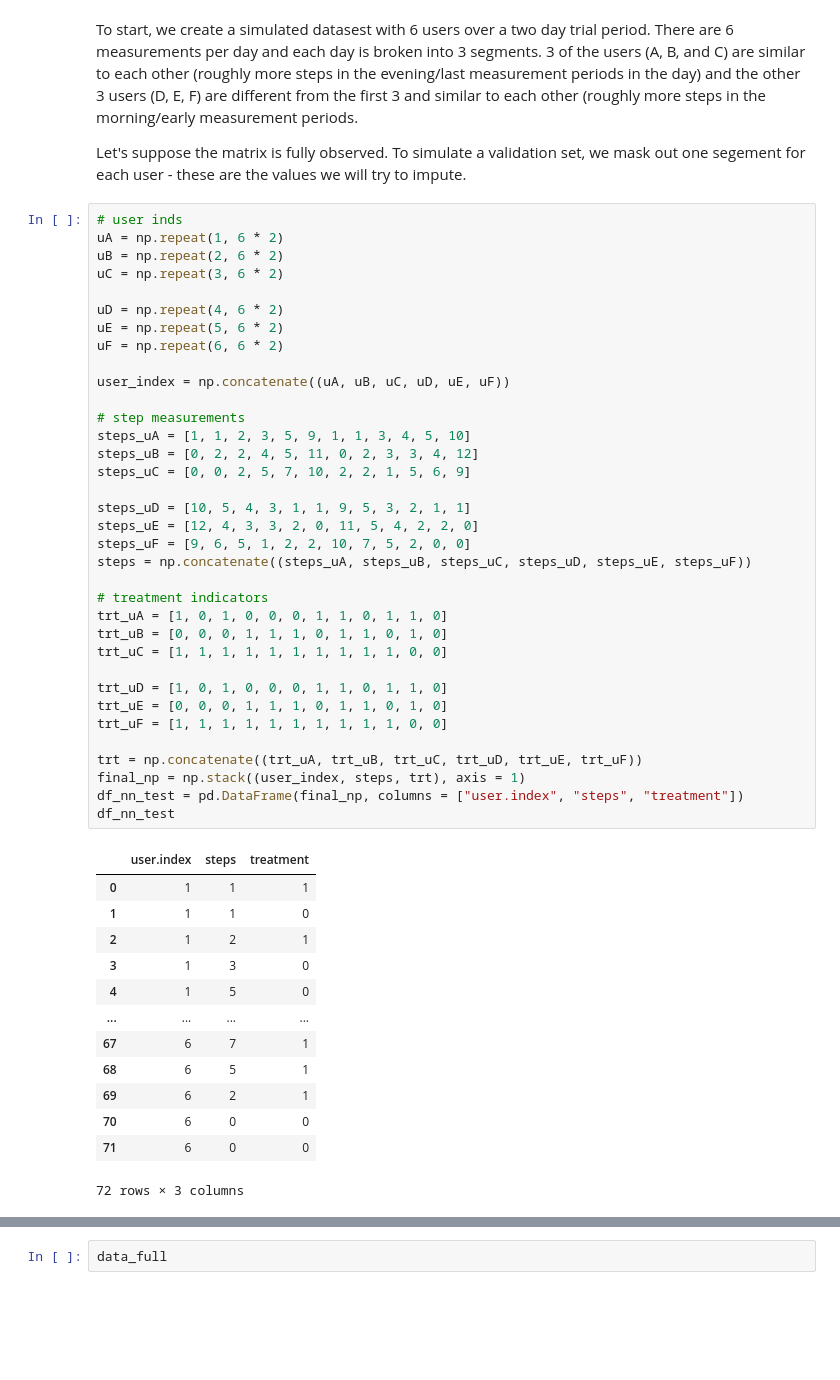
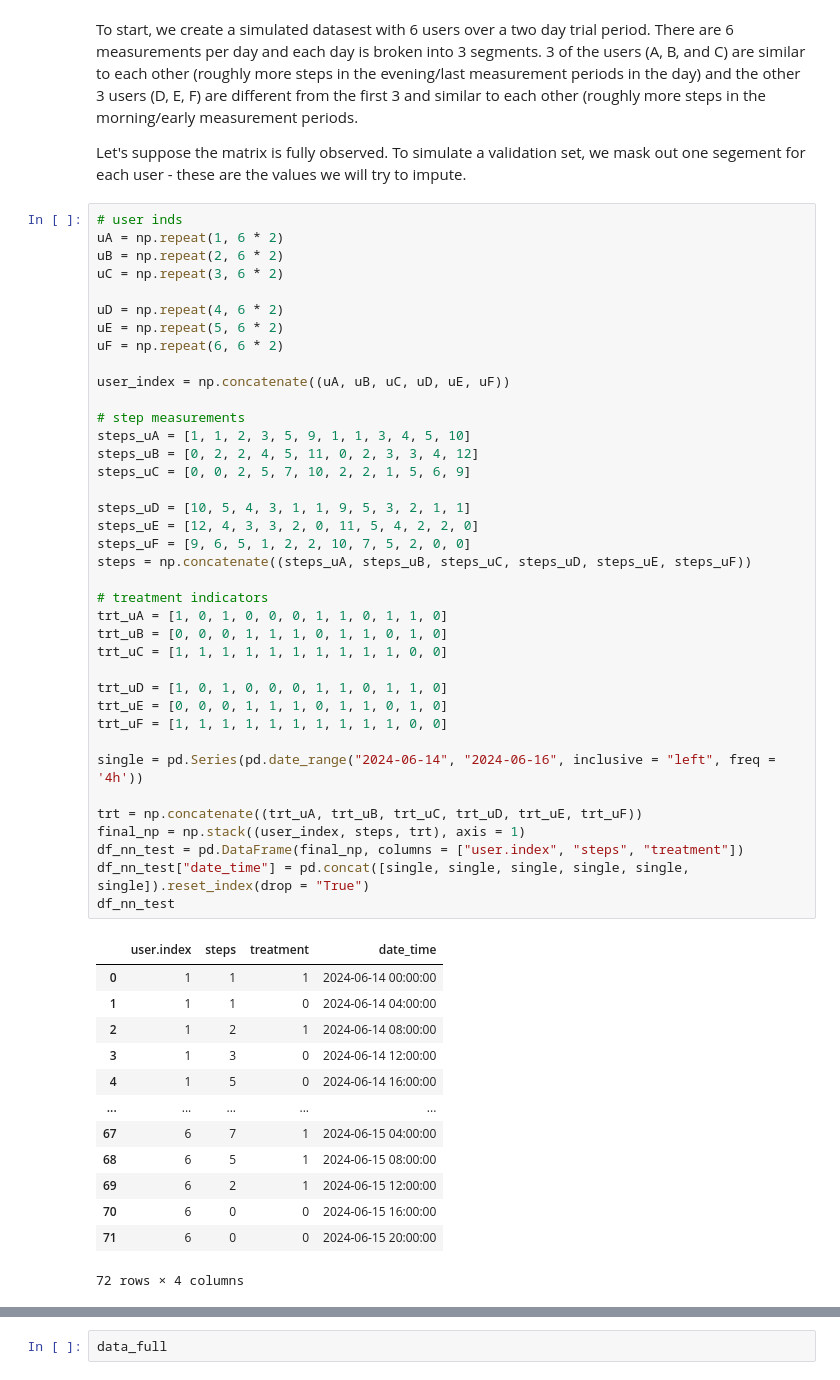
Before and after one commit to calebchin/Heartsteps-DNN, a Jupyter notebook: distributionalnn_heartsteps.ipynb, the cells around one changed output, grey strips where cells are left out. Drawn from its saved outputs; the diff is of its cells as text; blank space fills up the shorter version.

```diff
--- a/distributionalnn_heartsteps.ipynb
+++ b/distributionalnn_heartsteps.ipynb
@@ -646,44 +731,47 @@ uC = np.repeat(3, 6 * 2)
 uD = np.repeat(4, 6 * 2)
 uE = np.repeat(5, 6 * 2)
 uF = np.repeat(6, 6 * 2)
 
 user_index = np.concatenate((uA, uB, uC, uD, uE, uF))
 
 # step measurements
 steps_uA = [1, 1, 2, 3, 5, 9, 1, 1, 3, 4, 5, 10]
 steps_uB = [0, 2, 2, 4, 5, 11, 0, 2, 3, 3, 4, 12]
 steps_uC = [0, 0, 2, 5, 7, 10, 2, 2, 1, 5, 6, 9]
 
 steps_uD = [10, 5, 4, 3, 1, 1, 9, 5, 3, 2, 1, 1]
 steps_uE = [12, 4, 3, 3, 2, 0, 11, 5, 4, 2, 2, 0]
 steps_uF = [9, 6, 5, 1, 2, 2, 10, 7, 5, 2, 0, 0]
 steps = np.concatenate((steps_uA, steps_uB, steps_uC, steps_uD, steps_uE, steps_uF))
 
 # treatment indicators
 trt_uA = [1, 0, 1, 0, 0, 0, 1, 1, 0, 1, 1, 0]
 trt_uB = [0, 0, 0, 1, 1, 1, 0, 1, 1, 0, 1, 0]
 trt_uC = [1, 1, 1, 1, 1, 1, 1, 1, 1, 1, 0, 0]
 
 trt_uD = [1, 0, 1, 0, 0, 0, 1, 1, 0, 1, 1, 0]
 trt_uE = [0, 0, 0, 1, 1, 1, 0, 1, 1, 0, 1, 0]
 trt_uF = [1, 1, 1, 1, 1, 1, 1, 1, 1, 1, 0, 0]
 
+single = pd.Series(pd.date_range("2024-06-14", "2024-06-16", inclusive = "left", freq = '4h'))
+
 trt = np.concatenate((trt_uA, trt_uB, trt_uC, trt_uD, trt_uE, trt_uF))
 final_np = np.stack((user_index, steps, trt), axis = 1)
 df_nn_test = pd.DataFrame(final_np, columns = ["user.index", "steps", "treatment"])
+df_nn_test["date_time"] = pd.concat([single, single, single, single, single, single]).reset_index(drop = "True")
 df_nn_test
 # %% [output]
-|  | user.index | steps | treatment |
-| 0 | 1 | 1 | 1 |
-| 1 | 1 | 1 | 0 |
-| 2 | 1 | 2 | 1 |
-| 3 | 1 | 3 | 0 |
-| 4 | 1 | 5 | 0 |
-| ... | ... | ... | ... |
-| 67 | 6 | 7 | 1 |
-| 68 | 6 | 5 | 1 |
-| 69 | 6 | 2 | 1 |
-| 70 | 6 | 0 | 0 |
-| 71 | 6 | 0 | 0 |
+|  | user.index | steps | treatment | date_time |
+| 0 | 1 | 1 | 1 | 2024-06-14 00:00:00 |
+| 1 | 1 | 1 | 0 | 2024-06-14 04:00:00 |
+| 2 | 1 | 2 | 1 | 2024-06-14 08:00:00 |
+| 3 | 1 | 3 | 0 | 2024-06-14 12:00:00 |
+| 4 | 1 | 5 | 0 | 2024-06-14 16:00:00 |
+| ... | ... | ... | ... | ... |
+| 67 | 6 | 7 | 1 | 2024-06-15 04:00:00 |
+| 68 | 6 | 5 | 1 | 2024-06-15 08:00:00 |
+| 69 | 6 | 2 | 1 | 2024-06-15 12:00:00 |
+| 70 | 6 | 0 | 0 | 2024-06-15 16:00:00 |
+| 71 | 6 | 0 | 0 | 2024-06-15 20:00:00 |
-72 rows × 3 columns
+72 rows × 4 columns
 # %%
```
Also changed, not shown: parts of 67 cells of this notebook.
